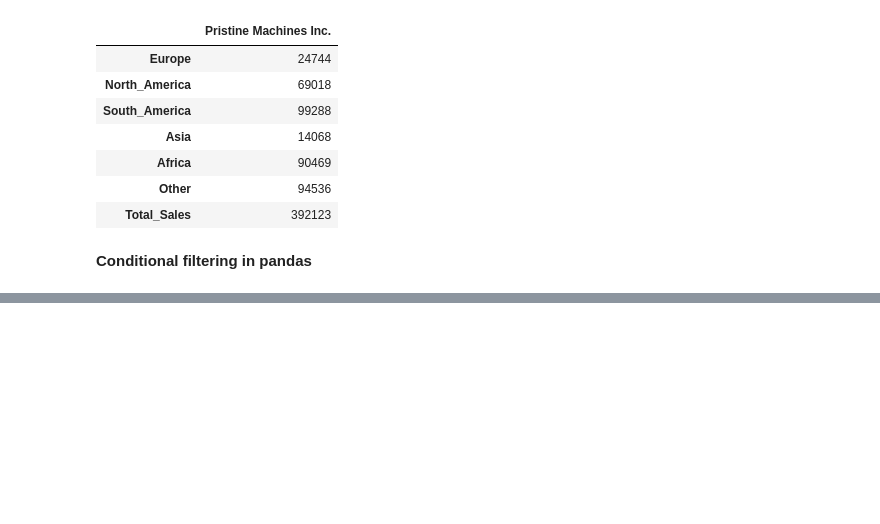
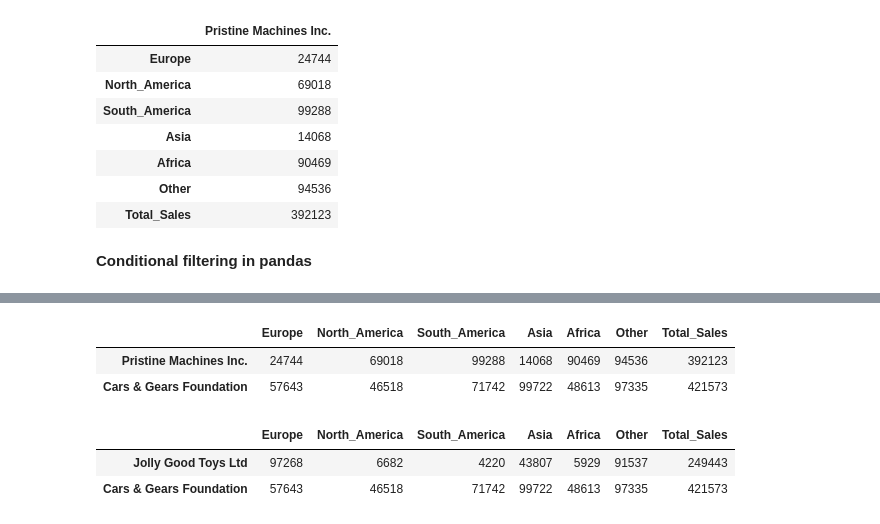
Before and after one commit to tuomasvaltanenLUAS/DataAnalytics2026, a Jupyter notebook: lecture3_pandas_basics/pandas_examples2.ipynb, the cells around one changed output, grey strips where cells are left out. Drawn from its saved outputs; the diff is of its cells as text; code cells hidden in the pictures; blank space fills up the shorter version.

```diff
--- a/lecture3_pandas_basics/pandas_examples2.ipynb
+++ b/lecture3_pandas_basics/pandas_examples2.ipynb
@@ -215,0 +224,15 @@ row.to_frame()
+# %%
+# conditional filtering => remove all rows that
+# are less than 300000 in total sales (or in other words
+# => select those rows that exceed 300000 in total sales)
+
+# the syntax is basically this:
+# condition = df['Total_Sales'] > 300000
+# filter_df = df[condition]
+
+filter_df = df[df['Total_Sales'] > 300000]
+filter_df
+# %% [output]
+|  | Europe | North_America | South_America | Asia | Africa | Other | Total_Sales |
+| Pristine Machines Inc. | 24744 | 69018 | 99288 | 14068 | 90469 | 94536 | 392123 |
+| Cars & Gears Foundation | 57643 | 46518 | 71742 | 99722 | 48613 | 97335 | 421573 |
@@ -215,0 +257,6 @@ row.to_frame()
+# %%
+df2
+# %% [output]
+|  | Europe | North_America | South_America | Asia | Africa | Other | Total_Sales |
+| Jolly Good Toys Ltd | 97268 | 6682 | 4220 | 43807 | 5929 | 91537 | 249443 |
+| Cars & Gears Foundation | 57643 | 46518 | 71742 | 99722 | 48613 | 97335 | 421573 |
```
Also changed, not shown: parts of 7 cells of this notebook, 1 other file.
